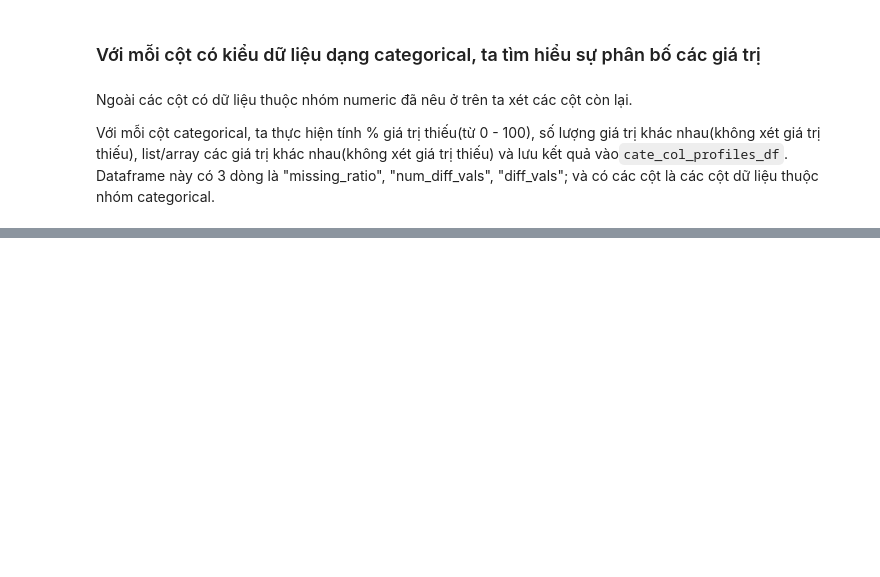
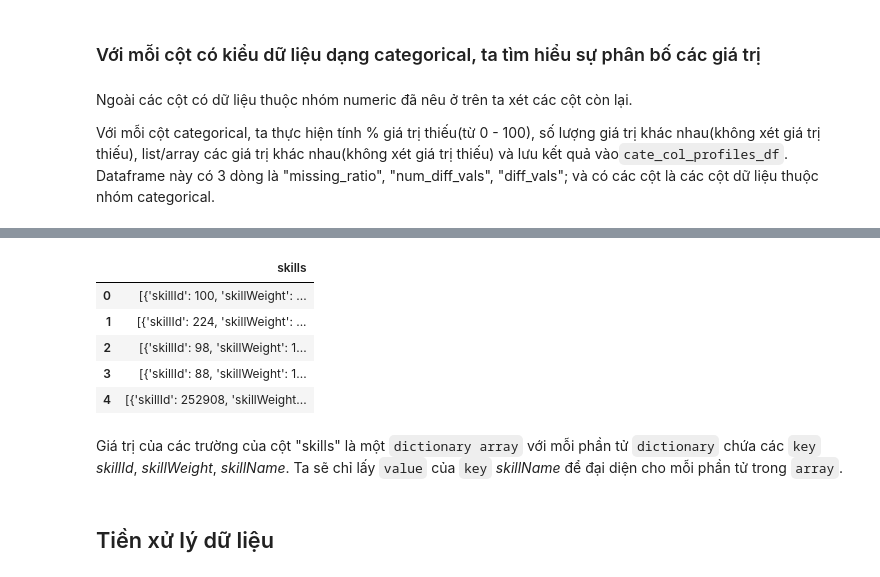
Before and after one commit to HoangPhuc0304/NMKHDL-2022, a Jupyter notebook: Data_Preprocessing.ipynb, the cells around one changed output, grey strips where cells are left out. Drawn from its saved outputs; the diff is of its cells as text; code cells hidden in the pictures; blank space fills up the shorter version.

```diff
--- a/Data_Preprocessing.ipynb
+++ b/Data_Preprocessing.ipynb
@@ -172,0 +272,5 @@ nume_col_profiles_df
+# %%
+data_df = data_df.drop(data_df[(data_df['salary'] != np.nan)
+    & (data_df['salaryMin'] != np.nan)
+    & (data_df['salaryMax'] != np.nan)
+    & (data_df['salary'] < data_df['salaryMin']) | (data_df['salary'] > data_df['salaryMax']) | (data_df['salaryMax'] < data_df['salaryMin'])].index)
@@ -213,0 +347,15 @@ cate_col_profiles_df
+# %%
+pd.set_option('display.max_colwidth', None)
+skill_df = data_df[['skills']]
+skill_df.head()
+# %% [output]
+|  | skills |
+| 0 | [{'skillId': 100, 'skillWeight': ... |
+| 1 | [{'skillId': 224, 'skillWeight': ... |
+| 2 | [{'skillId': 98, 'skillWeight': 1... |
+| 3 | [{'skillId': 88, 'skillWeight': 1... |
+| 4 | [{'skillId': 252908, 'skillWeight... |
+# %% [markdown]
+Giá trị của các trường của cột "skills" là một `dictionary array` với mỗi phần tử `dictionary` chứa các `key` *skillId*, *skillWeight*, *skillName*. Ta sẽ chỉ lấy `value` của `key` *skillName* để đại diện cho mỗi phần tử trong `array`.
+# %% [markdown]
+## Tiền xử lý dữ liệu
```
Also changed, not shown: parts of 49 cells of this notebook, 3 other files.
